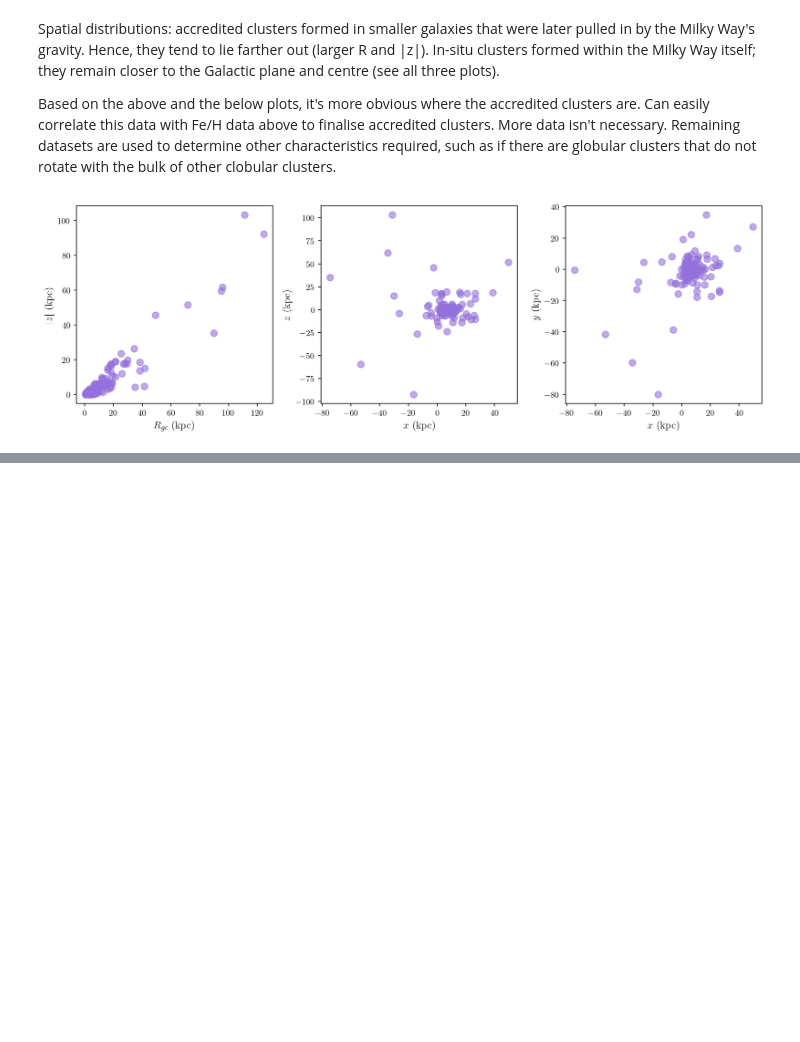
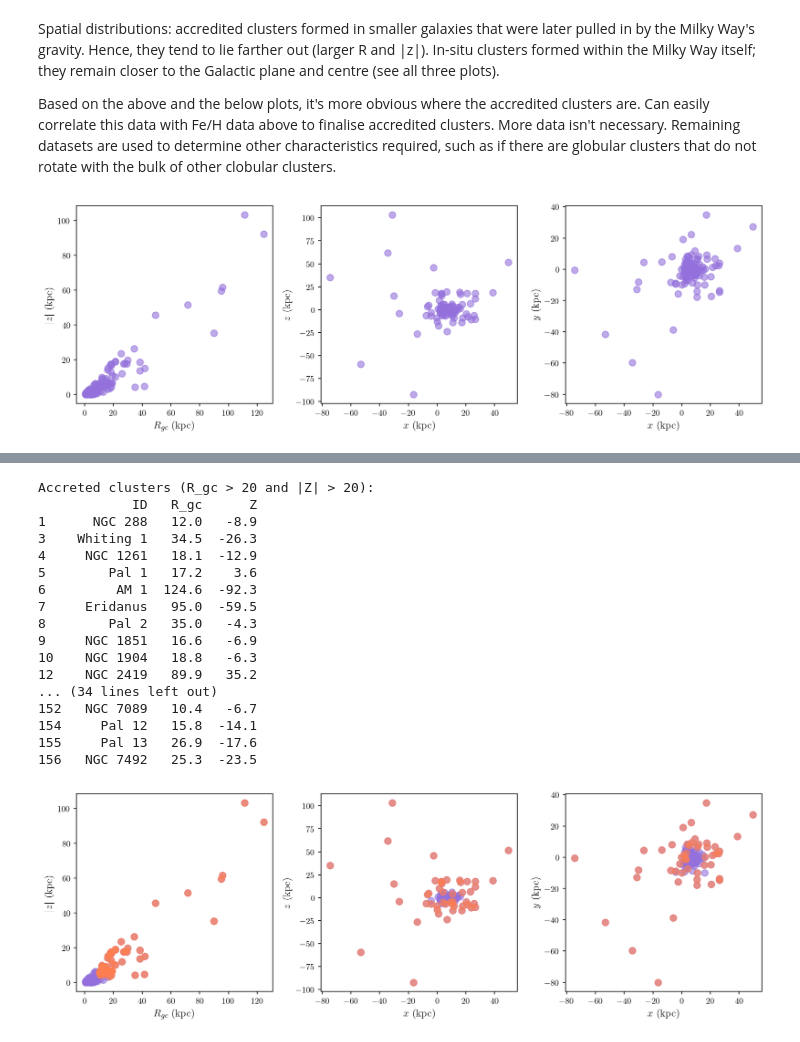
Before and after one commit to sleepdepr1ved/PHYS3116_Team, a Jupyter notebook: PHYS3116_Hassan.ipynb, the cells around one changed output, grey strips where cells are left out. Cells and saved outputs as stored; diff of their text form; code cells hidden in the pictures; blank space fills up the shorter version.

```diff
--- a/PHYS3116_Hassan.ipynb
+++ b/PHYS3116_Hassan.ipynb
@@ -98,0 +123,49 @@ $v_\text{LSR}$ is the radial velocity of a cluster corrected for the motion of t
+# %%
+# Identification... needs adjusting
+mask = (R > 10) & (abs(Z) > 3)
+accreted = harris[mask]
+print("Accreted clusters (R_gc > 20 and |Z| > 20):")
+print(accreted[["ID", "R_gc", "Z"]])
+
+# Create subplots, same code as above
+fig, axes = plt.subplots(1, 3, figsize=(12, 4))
+
+# R vs |Z|
+axes[0].scatter(R, abs(Z), c='mediumpurple', alpha=0.6, s=60)
+axes[0].scatter(accreted["R_gc"], abs(accreted["Z"]), c='coral', alpha=0.7, s=60)
+axes[0].set_xlabel(r"$R_{gc}$ (kpc)", fontsize=12)
+axes[0].set_ylabel(r"$|z|$ (kpc)", fontsize=12)
+
+# X vs Z
+axes[1].scatter(X, Z, c='mediumpurple', alpha=0.6, s=60)
+axes[1].scatter(accreted["X"], accreted["Z"], c='coral', alpha=0.6, s=60)
+axes[1].set_xlabel(r"$x$ (kpc)", fontsize=12)
+axes[1].set_ylabel(r"$z$ (kpc)", fontsize=12)
+
+# X vs Y
+axes[2].scatter(X, Y, c='mediumpurple', alpha=0.6, s=60)
+axes[2].scatter(accreted["X"], accreted["Y"], c='coral', alpha=0.6, s=60)
+axes[2].set_xlabel(r"$x$ (kpc)", fontsize=12)
+axes[2].set_ylabel(r"$y$ (kpc)", fontsize=12)
+
+plt.tight_layout()
+plt.show()
+# %% [output]
+Accreted clusters (R_gc > 20 and |Z| > 20):
+            ID   R_gc      Z
+1      NGC 288   12.0   -8.9
+3    Whiting 1   34.5  -26.3
+4     NGC 1261   18.1  -12.9
+5        Pal 1   17.2    3.6
+6         AM 1  124.6  -92.3
+7     Eridanus   95.0  -59.5
+8        Pal 2   35.0   -4.3
+9     NGC 1851   16.6   -6.9
+10    NGC 1904   18.8   -6.3
+12    NGC 2419   89.9   35.2
+... (34 lines left out)
+152   NGC 7089   10.4   -6.7
+154     Pal 12   15.8  -14.1
+155     Pal 13   26.9  -17.6
+156   NGC 7492   25.3  -23.5
+[figure, added]
```
Also changed, not shown: parts of 10 cells of this notebook.
